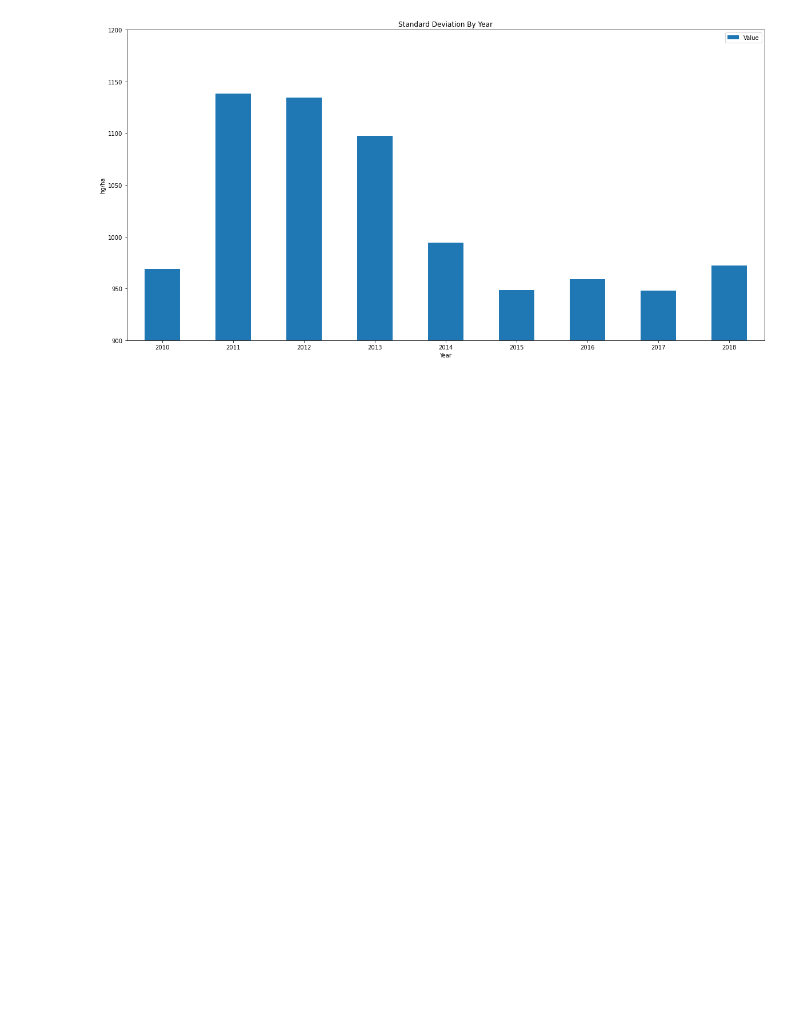
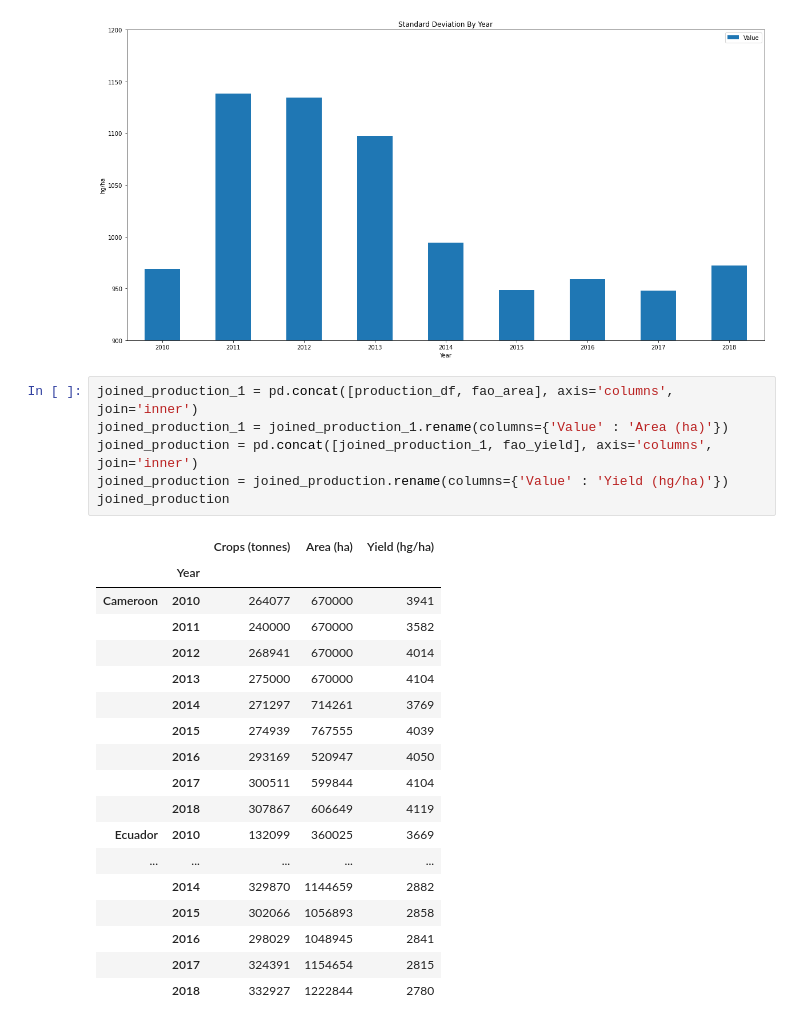
Before and after one commit to pekfrjufrirf12/project1_group3, a Jupyter notebook: Project Data/production_data.ipynb, the cells around one changed output. Saved outputs shown, nothing was run; the diff lists cells and outputs as text; blank space fills up the shorter version.

```diff
--- a/Project Data/production_data.ipynb
+++ b/Project Data/production_data.ipynb
@@ -290,3 +290,28 @@ yield_std_plot
 # %% [output]
 <AxesSubplot:title={'center':'Standard Deviation By Year'}, xlabel='Year', ylabel='hg/ha'>
 [figure]
+# %%
+joined_production_1 = pd.concat([production_df, fao_area], axis='columns', join='inner')
+joined_production_1 = joined_production_1.rename(columns={'Value' : 'Area (ha)'})
+joined_production = pd.concat([joined_production_1, fao_yield], axis='columns', join='inner')
+joined_production = joined_production.rename(columns={'Value' : 'Yield (hg/ha)'})
+joined_production
+# %% [output]
+|  |  | Crops (tonnes) | Area (ha) | Yield (hg/ha) |
+|  | Year |  |  |  |
+| Cameroon | 2010 | 264077 | 670000 | 3941 |
+|  | 2011 | 240000 | 670000 | 3582 |
+|  | 2012 | 268941 | 670000 | 4014 |
+|  | 2013 | 275000 | 670000 | 4104 |
+|  | 2014 | 271297 | 714261 | 3769 |
+|  | 2015 | 274939 | 767555 | 4039 |
+|  | 2016 | 293169 | 520947 | 4050 |
+|  | 2017 | 300511 | 599844 | 4104 |
+|  | 2018 | 307867 | 606649 | 4119 |
+| Ecuador | 2010 | 132099 | 360025 | 3669 |
+| ... | ... | ... | ... | ... |
+|  | 2014 | 329870 | 1144659 | 2882 |
+|  | 2015 | 302066 | 1056893 | 2858 |
+|  | 2016 | 298029 | 1048945 | 2841 |
+|  | 2017 | 324391 | 1154654 | 2815 |
+|  | 2018 | 332927 | 1222844 | 2780 |
```
Also changed, not shown: parts of 5 cells of this notebook, 2 other files.
